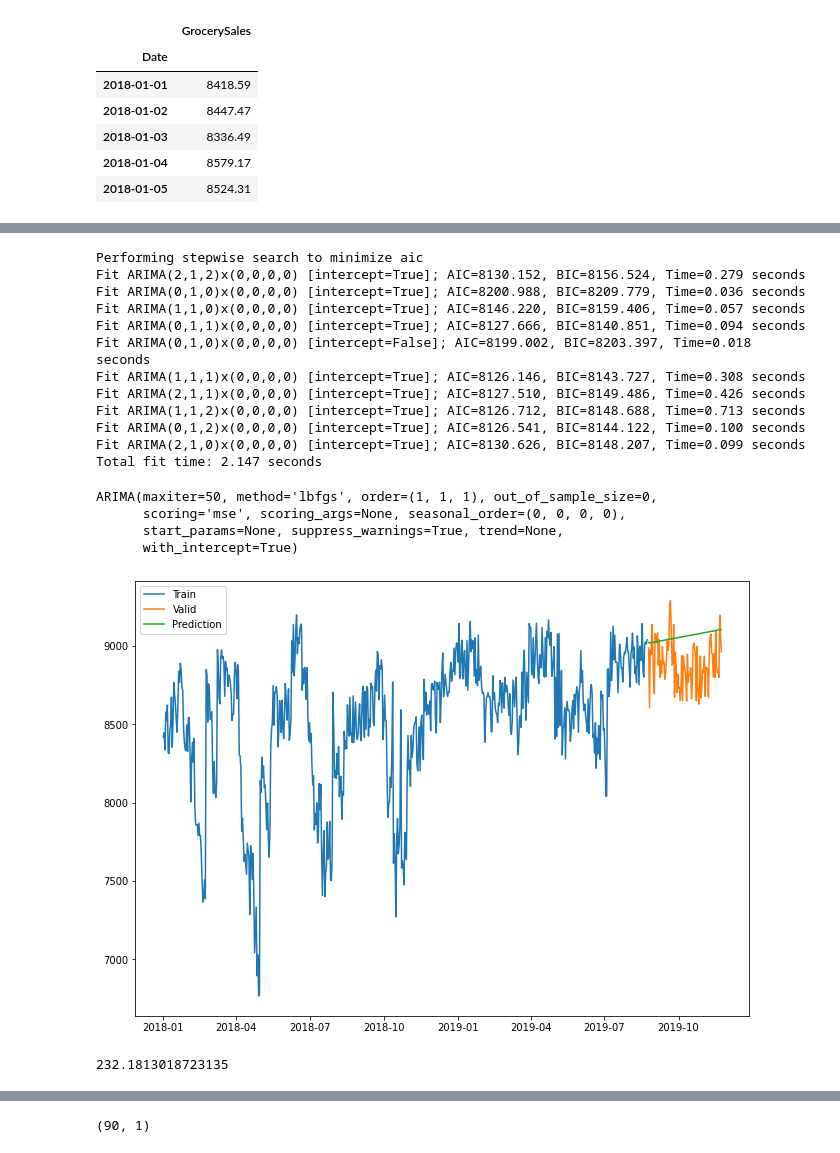
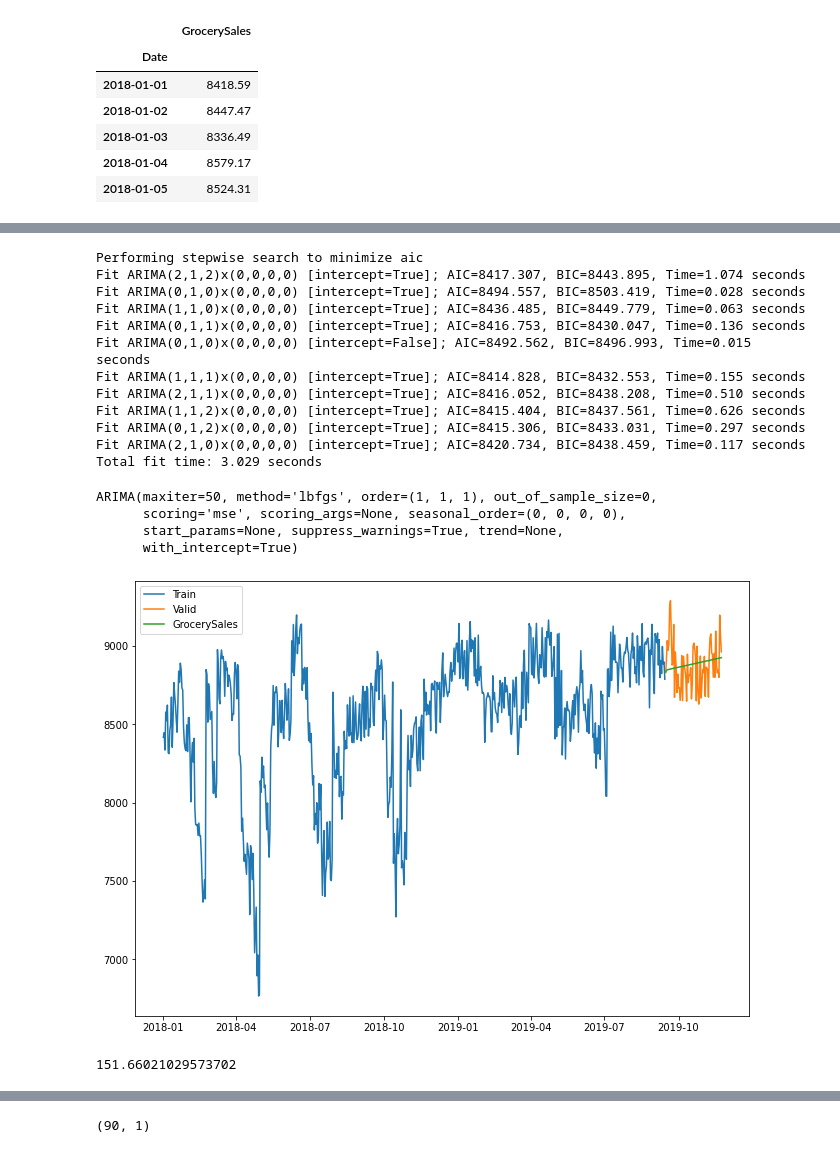
Before and after one commit to plaban1981/Timeseries, a Jupyter notebook: Grocery_Sales_Forecast.ipynb, the cells around one changed output, grey strips where cells are left out. Drawn from its saved outputs; the diff is of its cells as text; code cells hidden in the pictures.

```diff
--- a/Grocery_Sales_Forecast.ipynb
+++ b/Grocery_Sales_Forecast.ipynb
@@ -372,0 +467,5 @@ df_train.size,df_test.size
+# %%
+train_size = int(len(df) * 0.9)
+test_size = len(df) - train_size
+train, test = df.iloc[0:train_size], df.iloc[train_size:len(df)]
+print(len(train), len(test))
@@ -439,42 +540,42 @@ Installing collected packages: pyramid-arima
 Successfully installed pyramid-arima-0.9.0
 # %%
 from pmdarima import auto_arima
-model = auto_arima(df_train, trace=True, error_action='ignore', suppress_warnings=True)
-model.fit(df_train)
+model = auto_arima(train, trace=True, error_action='ignore', suppress_warnings=True)
+model.fit(train)
 # %% [output]
 Performing stepwise search to minimize aic
-Fit ARIMA(2,1,2)x(0,0,0,0) [intercept=True]; AIC=8130.152, BIC=8156.524, Time=0.279 seconds
-Fit ARIMA(0,1,0)x(0,0,0,0) [intercept=True]; AIC=8200.988, BIC=8209.779, Time=0.036 seconds
-Fit ARIMA(1,1,0)x(0,0,0,0) [intercept=True]; AIC=8146.220, BIC=8159.406, Time=0.057 seconds
-Fit ARIMA(0,1,1)x(0,0,0,0) [intercept=True]; AIC=8127.666, BIC=8140.851, Time=0.094 seconds
-Fit ARIMA(0,1,0)x(0,0,0,0) [intercept=False]; AIC=8199.002, BIC=8203.397, Time=0.018 seconds
-Fit ARIMA(1,1,1)x(0,0,0,0) [intercept=True]; AIC=8126.146, BIC=8143.727, Time=0.308 seconds
-Fit ARIMA(2,1,1)x(0,0,0,0) [intercept=True]; AIC=8127.510, BIC=8149.486, Time=0.426 seconds
-Fit ARIMA(1,1,2)x(0,0,0,0) [intercept=True]; AIC=8126.712, BIC=8148.688, Time=0.713 seconds
-Fit ARIMA(0,1,2)x(0,0,0,0) [intercept=True]; AIC=8126.541, BIC=8144.122, Time=0.100 seconds
-Fit ARIMA(2,1,0)x(0,0,0,0) [intercept=True]; AIC=8130.626, BIC=8148.207, Time=0.099 seconds
-Total fit time: 2.147 seconds
+Fit ARIMA(2,1,2)x(0,0,0,0) [intercept=True]; AIC=8417.307, BIC=8443.895, Time=1.074 seconds
+Fit ARIMA(0,1,0)x(0,0,0,0) [intercept=True]; AIC=8494.557, BIC=8503.419, Time=0.028 seconds
+Fit ARIMA(1,1,0)x(0,0,0,0) [intercept=True]; AIC=8436.485, BIC=8449.779, Time=0.063 seconds
+Fit ARIMA(0,1,1)x(0,0,0,0) [intercept=True]; AIC=8416.753, BIC=8430.047, Time=0.136 seconds
+Fit ARIMA(0,1,0)x(0,0,0,0) [intercept=False]; AIC=8492.562, BIC=8496.993, Time=0.015 seconds
+Fit ARIMA(1,1,1)x(0,0,0,0) [intercept=True]; AIC=8414.828, BIC=8432.553, Time=0.155 seconds
+Fit ARIMA(2,1,1)x(0,0,0,0) [intercept=True]; AIC=8416.052, BIC=8438.208, Time=0.510 seconds
+Fit ARIMA(1,1,2)x(0,0,0,0) [intercept=True]; AIC=8415.404, BIC=8437.561, Time=0.626 seconds
+Fit ARIMA(0,1,2)x(0,0,0,0) [intercept=True]; AIC=8415.306, BIC=8433.031, Time=0.297 seconds
+Fit ARIMA(2,1,0)x(0,0,0,0) [intercept=True]; AIC=8420.734, BIC=8438.459, Time=0.117 seconds
+Total fit time: 3.029 seconds
 ARIMA(maxiter=50, method='lbfgs', order=(1, 1, 1), out_of_sample_size=0,
       scoring='mse', scoring_args=None, seasonal_order=(0, 0, 0, 0),
       start_params=None, suppress_warnings=True, trend=None,
       with_intercept=True)
 # %%
-forecast = model.predict(n_periods=len(df_test))
-forecast = pd.DataFrame(forecast,index = df_test.index,columns=['Prediction'])
+forecast = model.predict(n_periods=len(test))
+forecast = pd.DataFrame(forecast,index = test.index,columns=['GrocerySales'])
 # %%
 #plot the predictions for validation set
 plt.figure(figsize=(11,8))
-plt.plot(df_train, label='Train')
-plt.plot(df_test, label='Valid')
-plt.plot(forecast, label='Prediction')
+plt.plot(train, label='Train')
+plt.plot(test, label='Valid')
+plt.plot(forecast, label='GrocerySales')
 
 plt.legend()
 plt.show()
 # %% [output]
-[figure, old version]
+[figure, new version]
 # %%
 from sklearn.metrics import mean_squared_error
-rmse = np.sqrt(mean_squared_error(df_test,forecast))
+rmse = np.sqrt(mean_squared_error(test,forecast))
 print(rmse)
 # %% [output]
-232.1813018723135
+151.66021029573702
```
Also changed, not shown: parts of 114 cells of this notebook.
